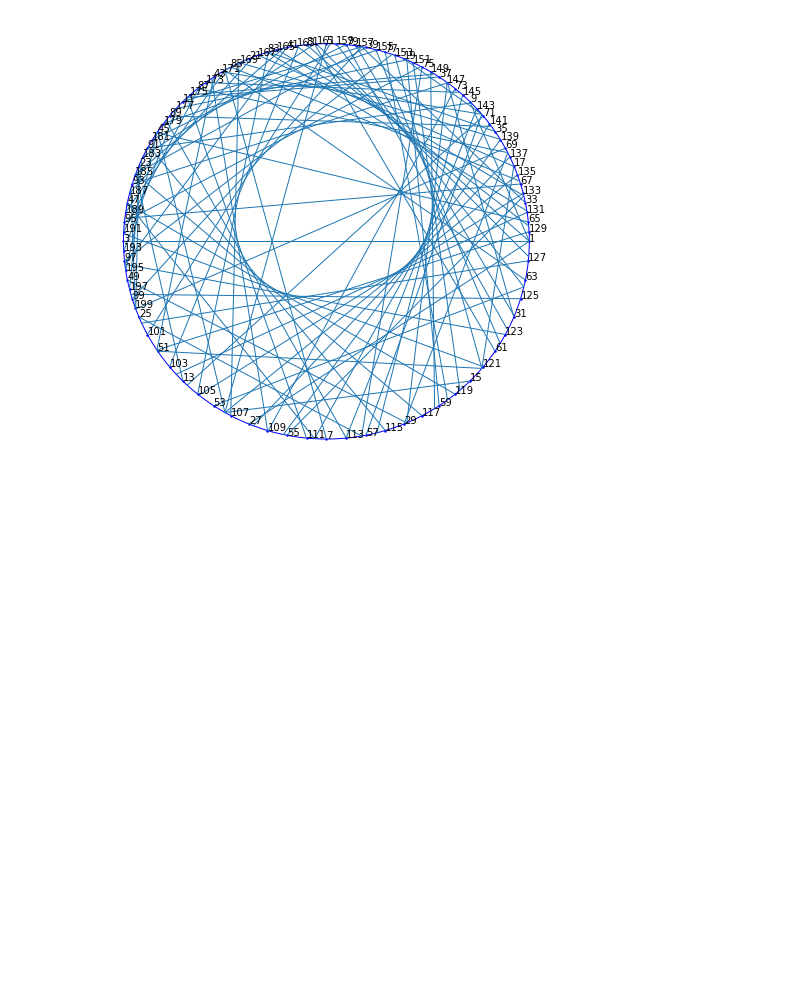
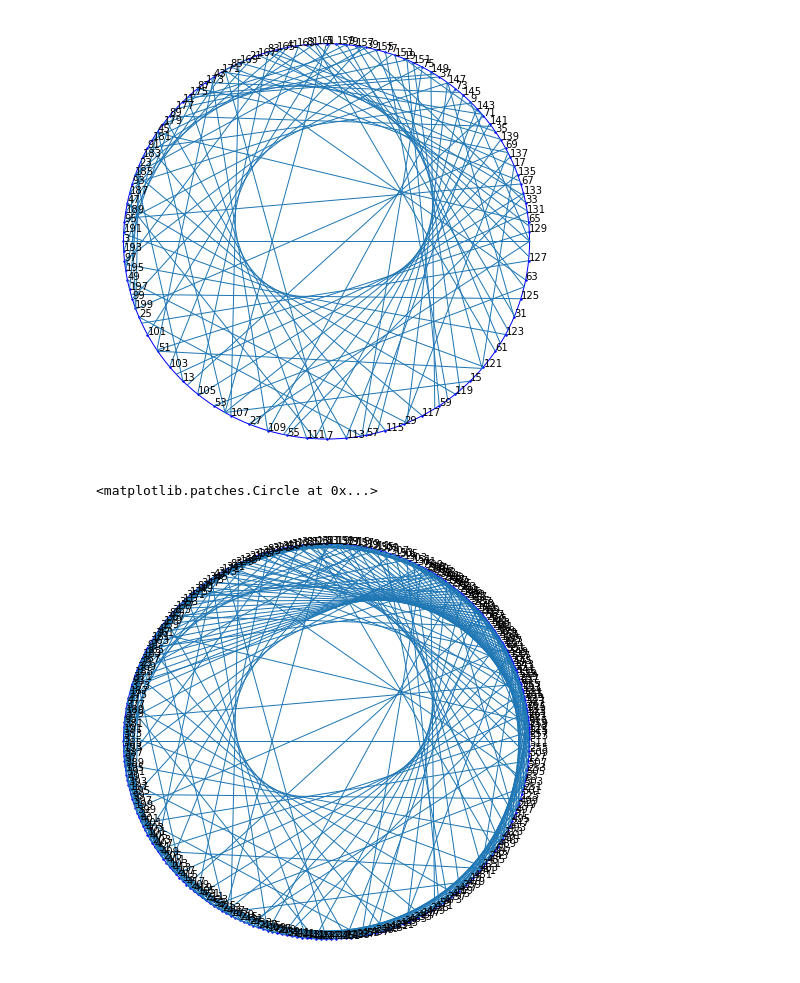
Before and after one commit to Sultanow/pedal_curves, a Jupyter notebook: python/notebooks/caustics_base2_3.ipynb, the cells around one changed output. Cells and saved outputs as stored; diff of their text form; code cells hidden in the pictures; blank space fills up the shorter version.

```diff
--- a/python/notebooks/caustics_base2_3.ipynb
+++ b/python/notebooks/caustics_base2_3.ipynb
@@ -215,7 +216,7 @@ x1 = np.empty([n_points])
 y1 = np.empty([n_points])
 
 for i in range(0, n_points):
-    angle = get_angle_2(2*i+1) + np.pi/2
+    angle = get_angle_2(2*i+1)
     rot_xy = rotate(angle)
     x1[i] = rot_xy[0]
     y1[i] = rot_xy[1]
@@ -224,7 +225,7 @@ x2 = np.empty([n_points])
 y2 = np.empty([n_points])
 
 for i in range(0, n_points):
-    angle = get_angle_3(2*i+1) + np.pi/2
+    angle = get_angle_3(2*i+1)
     rot_xy = rotate(angle)
     x2[i] = rot_xy[0]
     y2[i] = rot_xy[1]
@@ -248,3 +249,35 @@ plt.gca().add_patch(circle)
 # %% [output]
 <matplotlib.patches.Circle at 0x...>
 [figure]
+# %%
+def p1(t):
+    return rotate(get_angle_2(t))
+def p2(t):
+    return rotate(get_angle_3(t))
+
+n_points = 300
+x1 = np.empty([n_points])
+y1 = np.empty([n_points])
+
+l = []
+for i in range(0, n_points):
+    p_1=p1(2*i+1)
+    x1[i] = p_1[0]
+    y1[i] = p_1[1]
+    l.append([p_1, p2(2*i+1)])
+
+fig = plt.figure(figsize=(8, 8))
+plt.axis('off')
+plt.scatter(x1, y1, s=2, c='#0000FF')
+
+for i in range(0, n_points):
+    plt.annotate(2*i+1, (x1[i], y1[i]))
+
+lc = LineCollection(l, lw=1)
+plt.gca().add_collection(lc)
+
+circle = plt.Circle((0, 0), 1, color='b', fill=False)
+plt.gca().add_patch(circle)
+# %% [output]
+<matplotlib.patches.Circle at 0x...>
+[figure, added]
```
Also changed, not shown: parts of 4 cells of this notebook, 1 other file.
